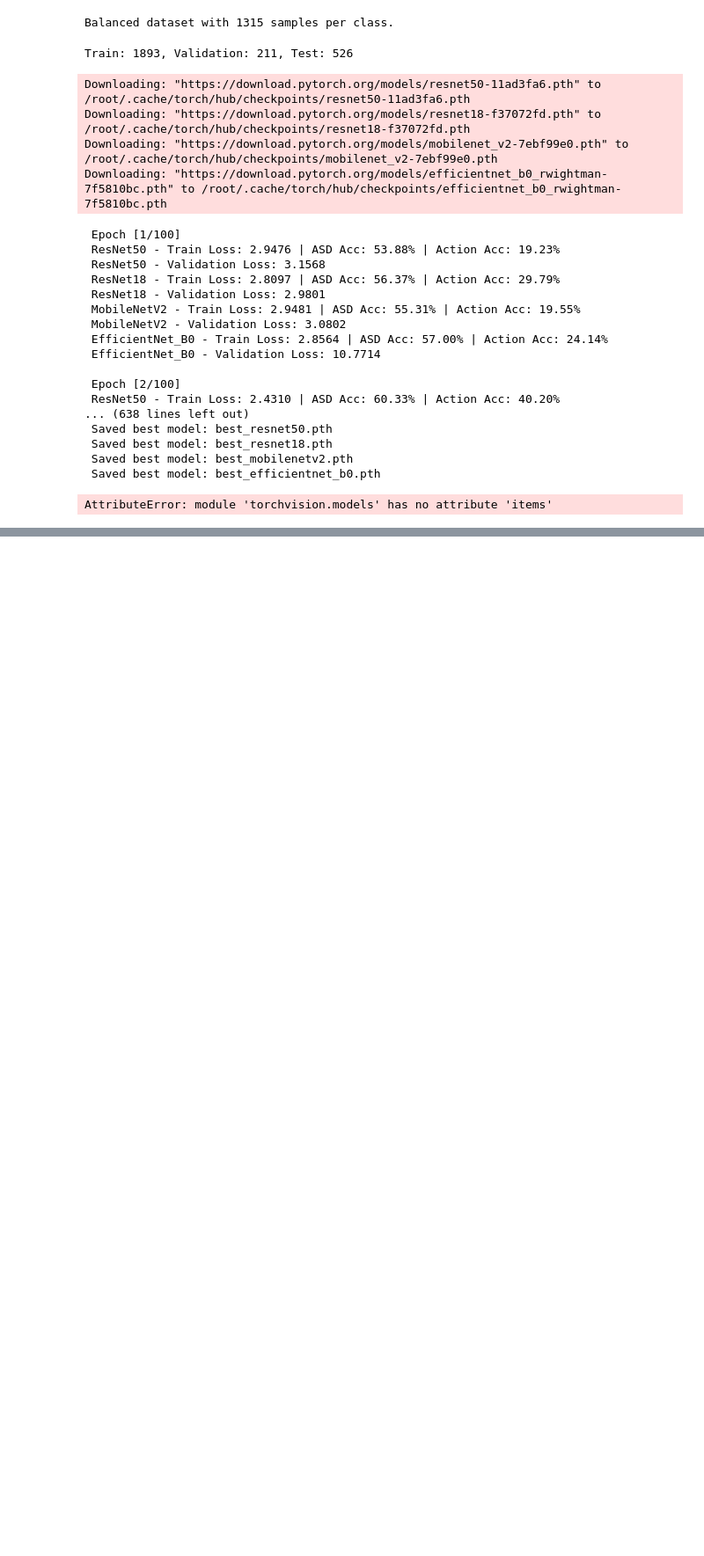
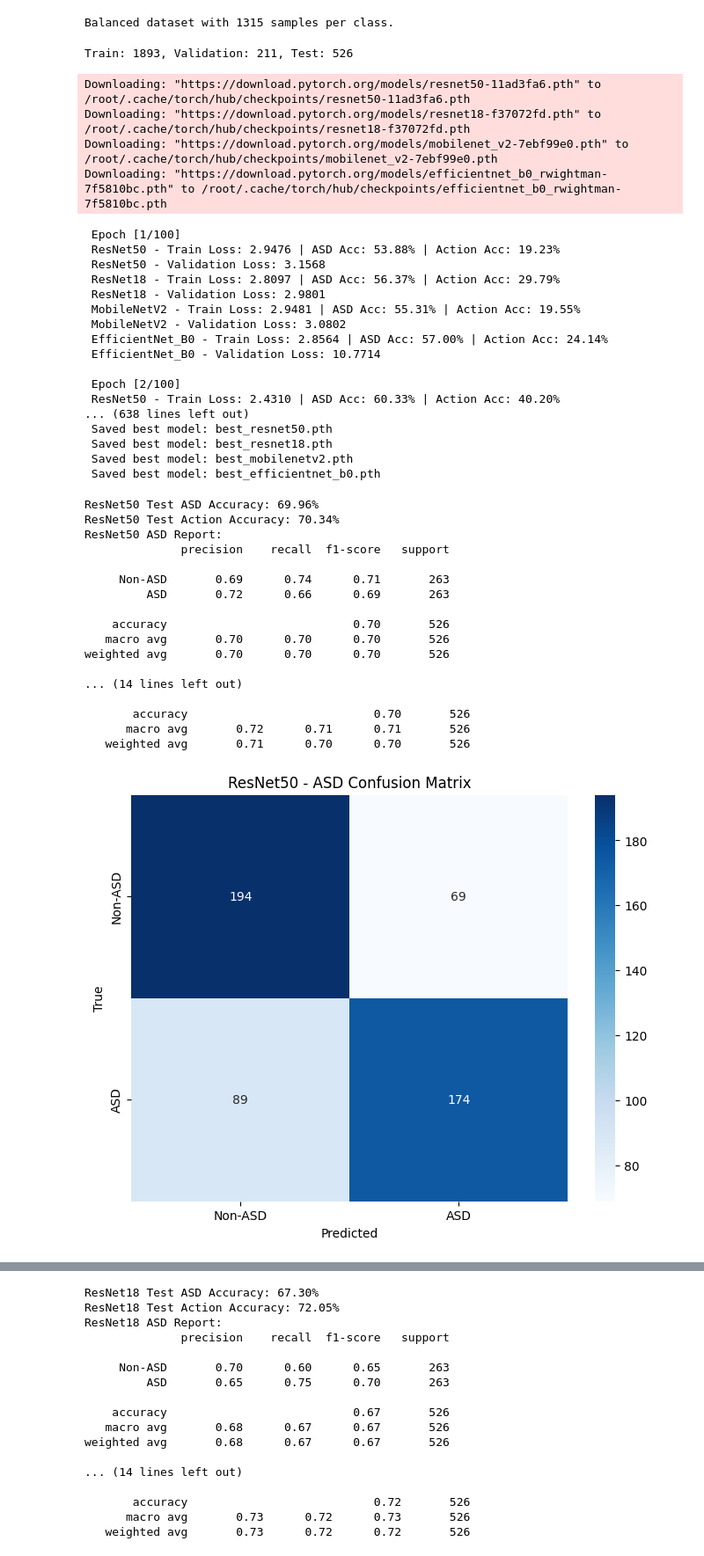
Before and after one commit to AyeshaAnzerBCIT/3DPoseASDDetection, a Jupyter notebook: Multitask.ipynb, the cells around one changed output, grey strips where cells are left out. Shown at 88% size. Saved outputs shown, nothing was run; the diff lists cells and outputs as text; code cells hidden in the pictures; blank space fills up the shorter version.

```diff
--- a/Multitask.ipynb
+++ b/Multitask.ipynb
@@ -431,11 +434,7 @@ Downloading: "https://download.pytorch.org/models/efficientnet_b0_rwightman-7f58
  Saved best model: best_mobilenetv2.pth
  Saved best model: best_efficientnet_b0.pth
 # %%
-# Load best model weights after early stopping
-for name, model in models.items():
-    model.load_state_dict(best_model_wts[name])
-
-# Evaluation function
+# Evaluation function with confusion matrix
 def evaluate_model(model, loader, name):
     model.eval()
     all_asd_labels, all_asd_preds = [], []
@@ -457,33 +456,75 @@ def evaluate_model(model, loader, name):
 
             total_asd += asd_labels.size(0)
             correct_asd += (asd_preds == asd_labels).sum().item()
             total_action += action_labels.size(0)
             correct_action += (action_preds == action_labels).sum().item()
 
     asd_acc = 100 * correct_asd / total_asd
     action_acc = 100 * correct_action / total_action
 
     print(f"\n{name} Test ASD Accuracy: {asd_acc:.2f}%")
     print(f"{name} Test Action Accuracy: {action_acc:.2f}%")
 
     print(f"{name} ASD Report:\n" + classification_report(
         all_asd_labels,
         all_asd_preds,
         target_names=['Non-ASD', 'ASD']
     ))
 
     print(f"{name} Action Report:\n" + classification_report(
         all_action_labels,
         all_action_preds,
         target_names=[
             'Arm_Swing', 'Body_pose', 'Drumming', 'Frog_Pose', 'Marcas_Forward',
             'Marcas_Shaking', 'Sing_Clap', 'Squat_Pose', 'Tree_Pose', 'Twist_Pose',
             'chest_expansion'
         ]
     ))
 
-# Run evaluation on the test set for each model
-for name, model in models.items():
+    # Generate and display confusion matrices
+    asd_cm = confusion_matrix(all_asd_labels, all_asd_preds)
+    action_cm = confusion_matrix(all_action_labels, all_action_preds)
+
+    plt.figure(figsize=(8, 6))
+    sns.heatmap(asd_cm, annot=True, fmt="d", cmap="Blues", xticklabels=['Non-ASD', 'ASD'], yticklabels=['Non-ASD', 'ASD'])
+    plt.title(f"{name} - ASD Confusion Matrix")
+    plt.xlabel("Predicted")
+    plt.ylabel("True")
+    plt.show()
+
+    plt.figure(figsize=(12, 10))
+    sns.heatmap(action_cm, annot=True, fmt="d", cmap="Blues",
+                xticklabels=['Arm_Swing', 'Body_pose', 'Drumming', 'Frog_Pose', 'Marcas_Forward',
+                            'Marcas_Shaking', 'Sing_Clap', 'Squat_Pose', 'Tree_Pose', 'Twist_Pose',
+                            'chest_expansion'],
+                yticklabels=['Arm_Swing', 'Body_pose', 'Drumming', 'Frog_Pose', 'Marcas_Forward',
+                            'Marcas_Shaking', 'Sing_Clap', 'Squat_Pose', 'Tree_Pose', 'Twist_Pose',
+                            'chest_expansion'])
+    plt.title(f"{name} - Action Confusion Matrix")
+    plt.xlabel("Predicted")
+    plt.ylabel("True")
+    plt.show()
+
+# Load best model weights and evaluate
+for name, model in models_dict.items():
+    model.load_state_dict(best_model_wts[name])
     evaluate_model(model, test_loader, name)
 # %% [output]
-AttributeError: module 'torchvision.models' has no attribute 'items'
+ResNet50 Test ASD Accuracy: 69.96%
+ResNet50 Test Action Accuracy: 70.34%
+ResNet50 ASD Report:
+              precision    recall  f1-score   support
+
+     Non-ASD       0.69      0.74      0.71       263
+         ASD       0.72      0.66      0.69       263
+
+    accuracy                           0.70       526
+   macro avg       0.70      0.70      0.70       526
+weighted avg       0.70      0.70      0.70       526
+
+... (14 lines left out)
+
+       accuracy                           0.70       526
+      macro avg       0.72      0.71      0.71       526
+   weighted avg       0.71      0.70      0.70       526
+[figure, added]
@@ -489,0 +532,17 @@ AttributeError: module 'torchvision.models' has no attribute 'items'
+ResNet18 Test ASD Accuracy: 67.30%
+ResNet18 Test Action Accuracy: 72.05%
+ResNet18 ASD Report:
+              precision    recall  f1-score   support
+
+     Non-ASD       0.70      0.60      0.65       263
+         ASD       0.65      0.75      0.70       263
+
+    accuracy                           0.67       526
+   macro avg       0.68      0.67      0.67       526
+weighted avg       0.68      0.67      0.67       526
+
+... (14 lines left out)
+
+       accuracy                           0.72       526
+      macro avg       0.73      0.72      0.73       526
+   weighted avg       0.73      0.72      0.72       526
```
Also changed, not shown: parts of 2 cells of this notebook.
